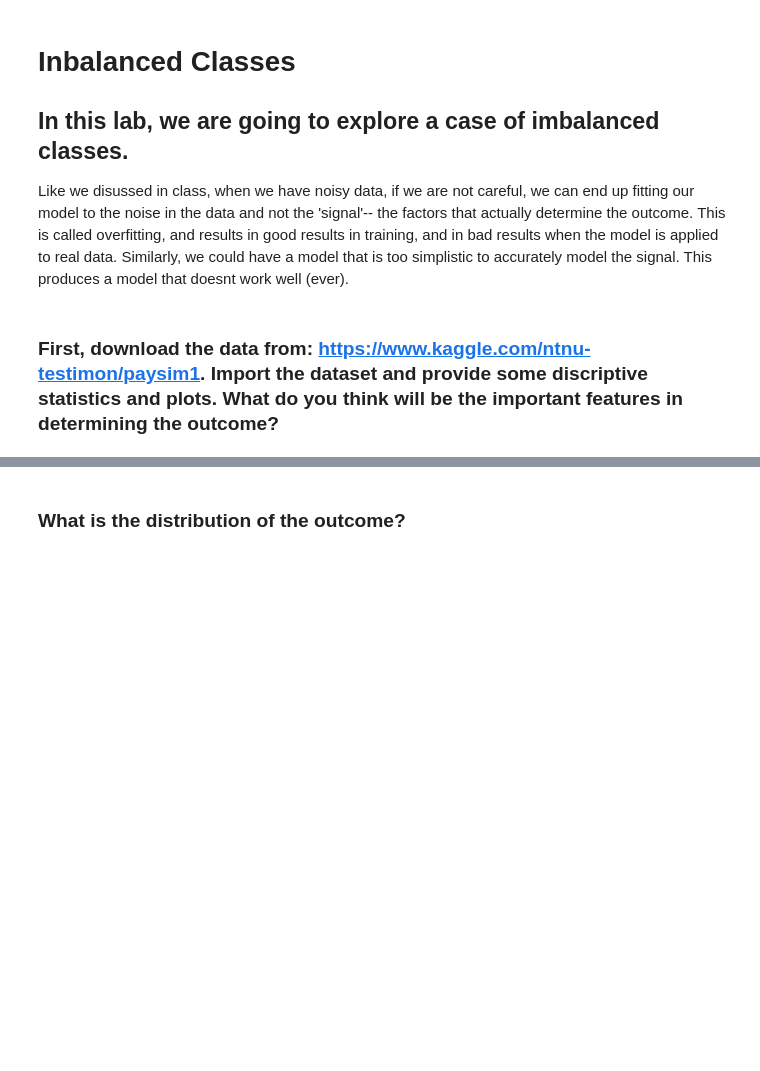
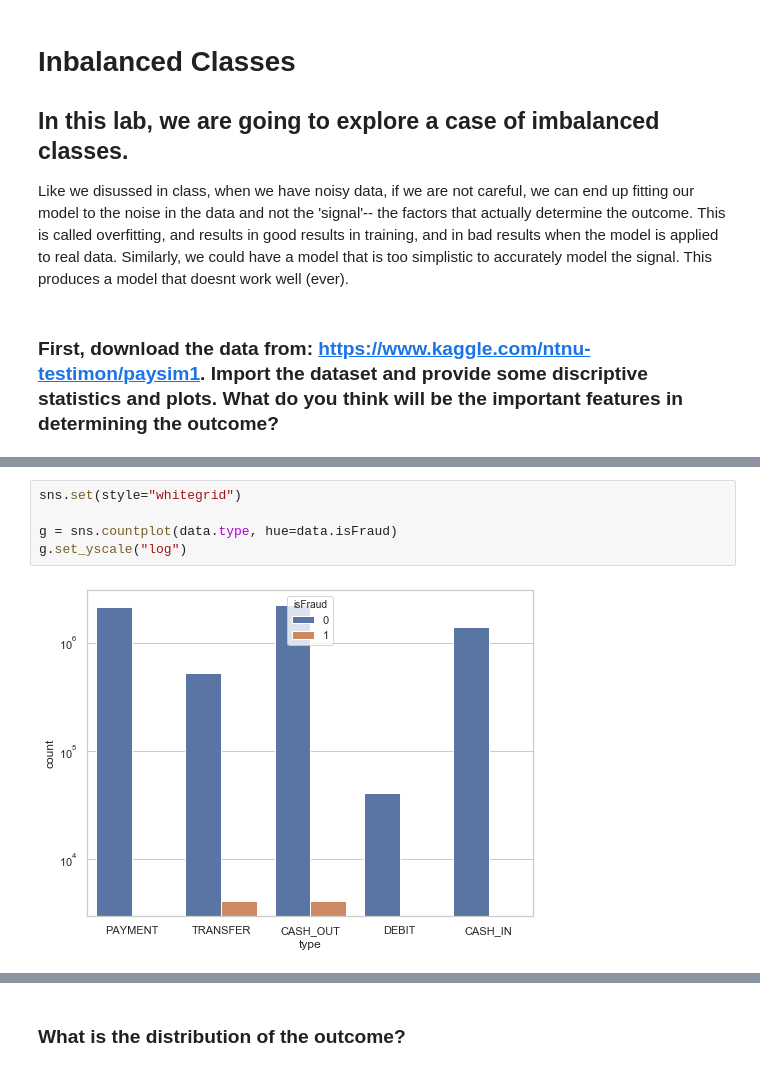
Before and after one commit to ta-datapt-bcn/lab-unbalance, a Jupyter notebook: your-code/lab_inbalance.ipynb, the cells around one changed output, grey strips where cells are left out. Cells and saved outputs as stored; diff of their text form; blank space fills up the shorter version.

```diff
--- a/your-code/lab_inbalance.ipynb
+++ b/your-code/lab_inbalance.ipynb
@@ -10,0 +100,7 @@ Like we disussed in class, when we have noisy data, if we are not careful, we ca
+# %%
+sns.set(style="whitegrid")
+
+g = sns.countplot(data.type, hue=data.isFraud)
+g.set_yscale("log")
+# %% [output]
+[figure, added]
```
Also changed, not shown: parts of 36 cells of this notebook, 1 other file.
